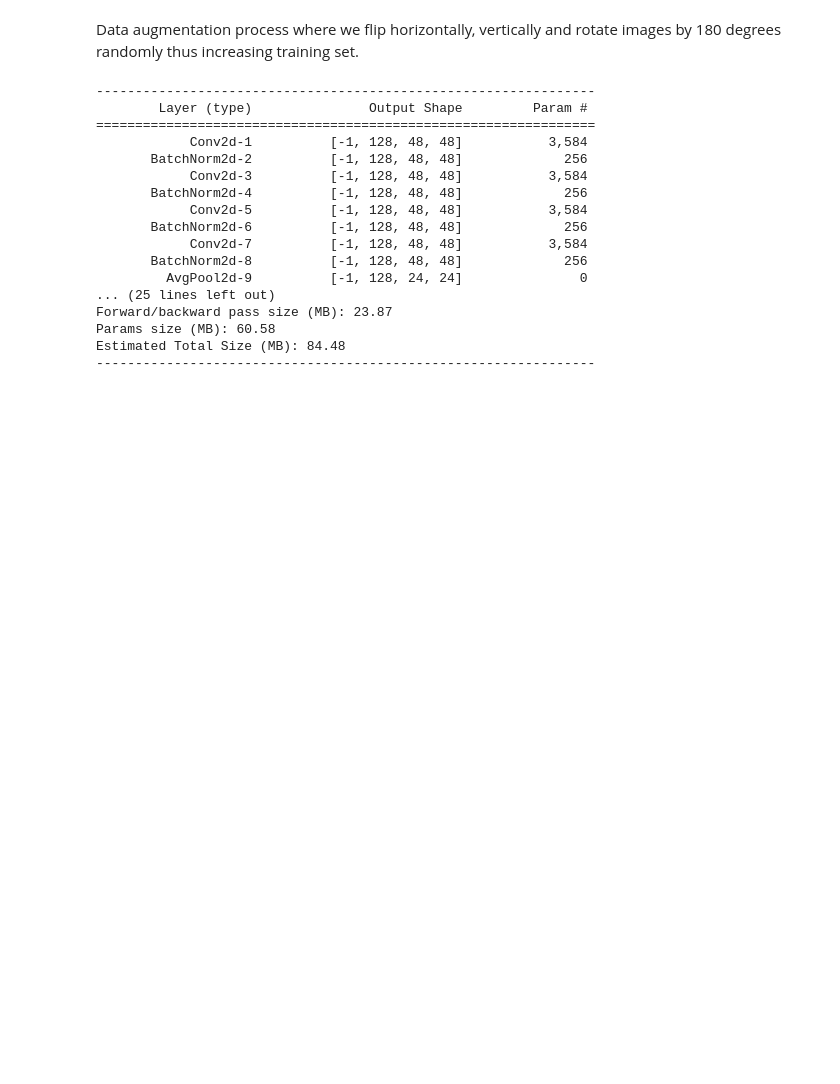
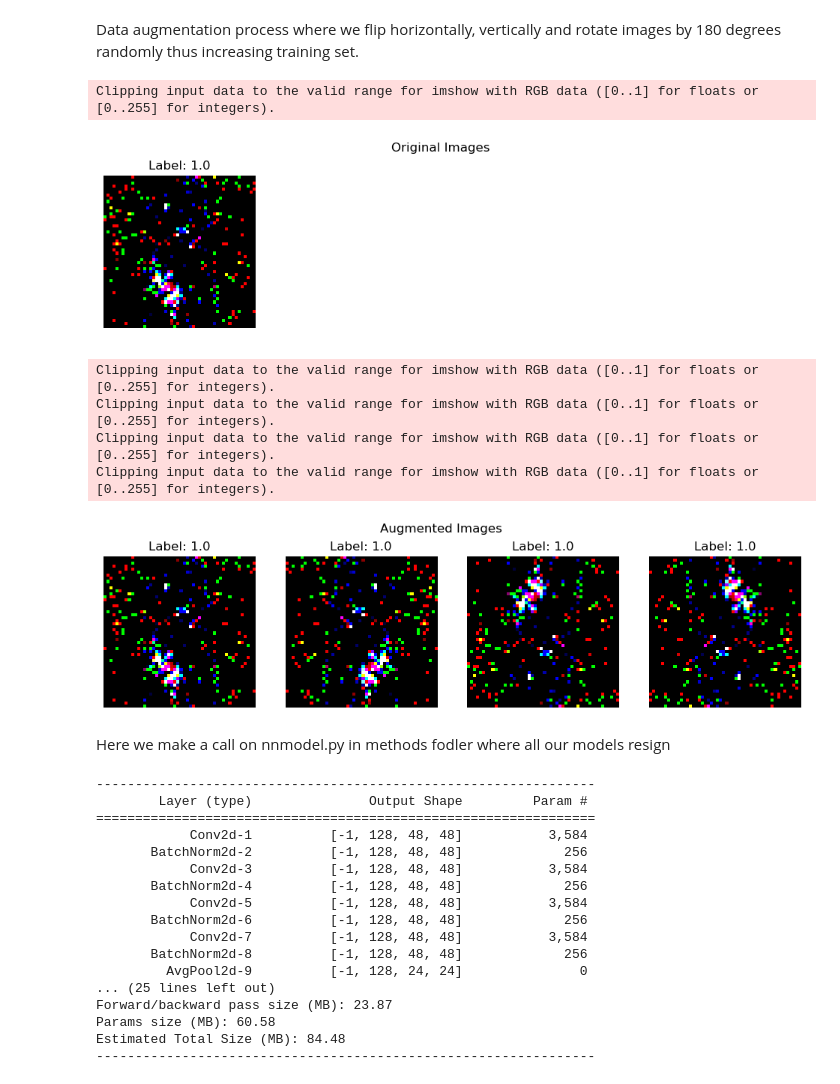
Before and after one commit to iRootTsar/Optimazing-klassification-of-ATLAS-detector-data--CERN-, a Jupyter notebook: notebooks/pyTorch/DataAugm.ipynb, the cells around one changed output. Drawn from its saved outputs; the diff is of its cells as text; code cells hidden in the pictures; blank space fills up the shorter version.

Commit message:
Now visualizing data augmentation

```diff
--- a/notebooks/pyTorch/DataAugm.ipynb
+++ b/notebooks/pyTorch/DataAugm.ipynb
@@ -116,6 +114,55 @@ test = torch.utils.data.TensorDataset(torch.from_numpy(testData_processed), torc
 
 # Create a DataLoader for the test data with shuffle and batch size
 testLoader = DataLoader(test, shuffle=True, batch_size=50)
+# %%
+def visualize_single(images, labels, title="Images", augmentation_info=None):
+    n_images = len(images)
+    n_columns = 4
+    n_rows = (n_images + n_columns - 1) // n_columns
+    fig, axs = plt.subplots(n_rows, n_columns, figsize=(3 * n_columns, 3 * n_rows))
+    fig.suptitle(title)
+
+    for i in range(n_images):
+        if isinstance(images[i], np.ndarray):
+            img_rgb = np.moveaxis(images[i], 0, -1) if images[i].shape[0] == 3 else images[i]
+        elif isinstance(images[i], torch.Tensor):
+            img_rgb = np.moveaxis(images[i].numpy(), 0, -1)
+
+        ax = axs[i // n_columns, i % n_columns] if n_rows > 1 else axs[i % n_columns]
+        ax.imshow(img_rgb)
+        ax.set_title(f"Label: {labels[i]}")
+        if augmentation_info is not None:
+            ax.set_xlabel(augmentation_info[i])
+        ax.axis('off')
+
+    for i in range(n_images, n_rows * n_columns):
+        ax = axs[i // n_columns, i % n_columns] if n_rows > 1 else axs[i % n_columns]
+        ax.axis('off')
+
+    plt.show()
+
+
+n_samples = 1
+original_images = trainData[:n_samples]
+original_labels = trainLabels[:n_samples]
+augmented_images = augmented_trainData[:n_samples * 4]
+augmented_labels = trainLabels_repeated[:n_samples * 4]
+
+# Example augmentation info for each image
+augmentation_info = ['Original'] + ['Flip' for _ in range(3)] + ['Rotate']
+
+visualize_single(original_images, original_labels, title="Original Images", augmentation_info=augmentation_info[:n_samples])
+visualize_single(augmented_images, augmented_labels, title="Augmented Images", augmentation_info=augmentation_info[n_samples:])
+# %% [output]
+Clipping input data to the valid range for imshow with RGB data ([0..1] for floats or [0..255] for integers).
+[figure, added]
+Clipping input data to the valid range for imshow with RGB data ([0..1] for floats or [0..255] for integers).
+Clipping input data to the valid range for imshow with RGB data ([0..1] for floats or [0..255] for integers).
+Clipping input data to the valid range for imshow with RGB data ([0..1] for floats or [0..255] for integers).
+Clipping input data to the valid range for imshow with RGB data ([0..1] for floats or [0..255] for integers).
+[figure, added]
+# %% [markdown]
+Here we make a call on nnmodel.py in methods fodler where all our models resign
 # %%
 from torchsummary import summary
 
```
Also changed, not shown: parts of 6 cells of this notebook, 1 other file.
